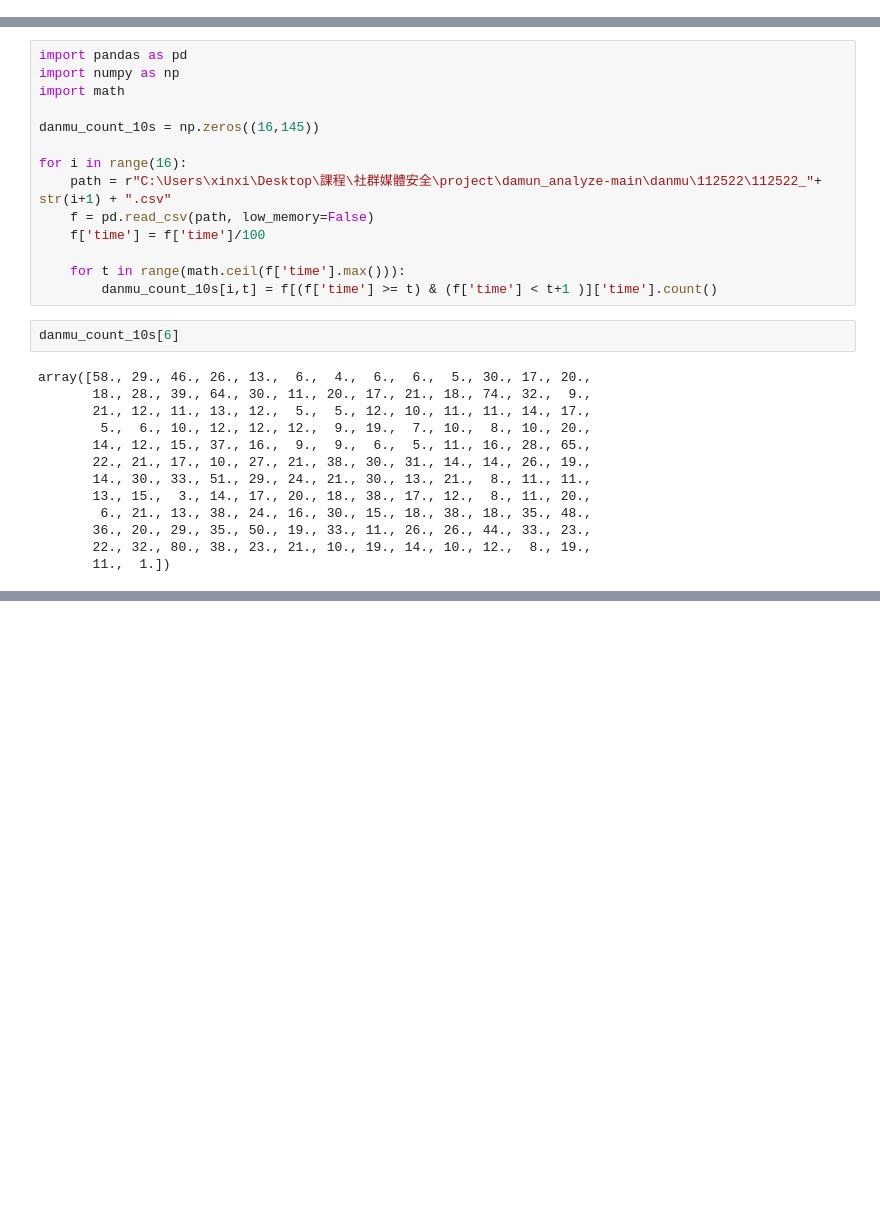
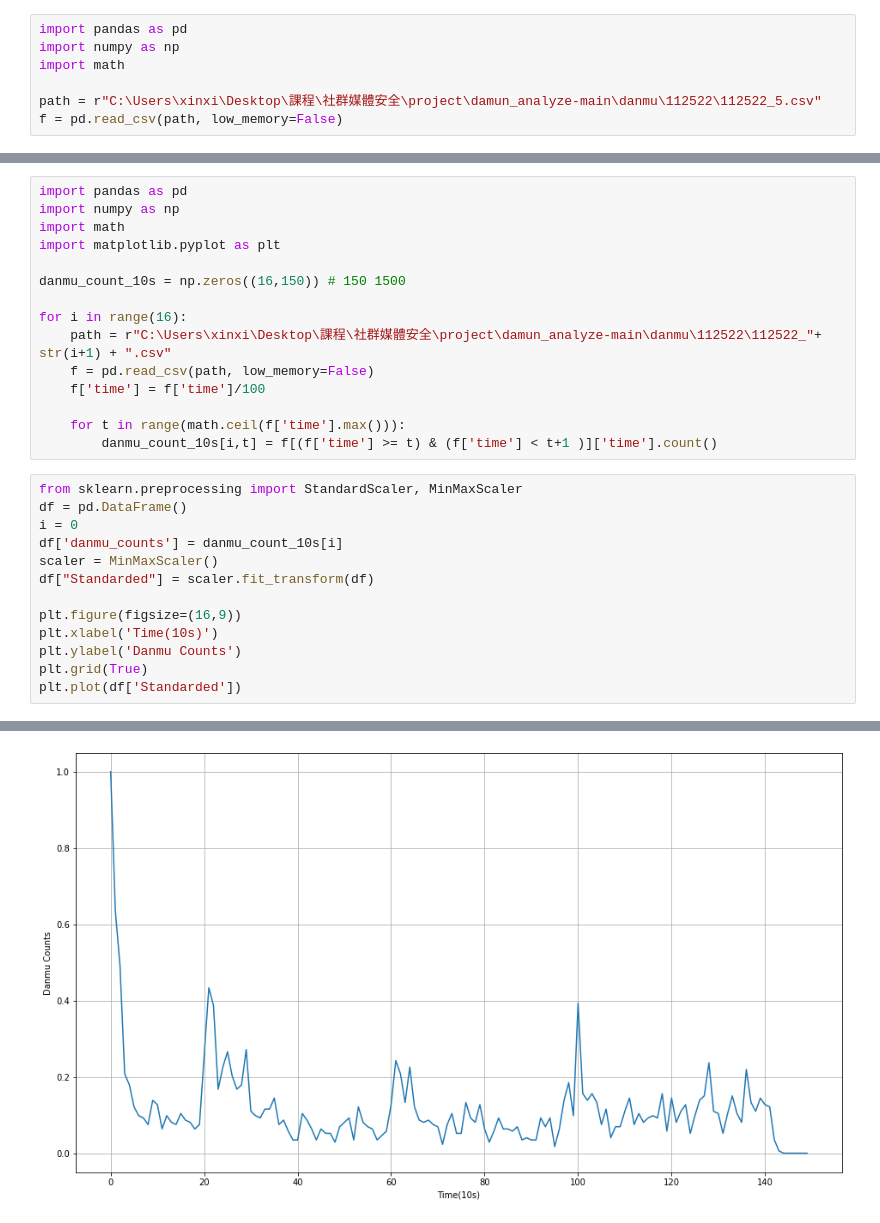
Before and after one commit to YUN1022/ani.gamer_-, a Jupyter notebook: danmu_cal.ipynb, the cells around one changed output, grey strips where cells are left out. Cells and saved outputs as stored; diff of their text form; blank space fills up the shorter version.

```diff
--- a/danmu_cal.ipynb
+++ b/danmu_cal.ipynb
@@ -0,0 +1,7 @@
+# %%
+import pandas as pd
+import numpy as np
+import math
+
+path = r"C:\Users\xinxi\Desktop\課程\社群媒體安全\project\damun_analyze-main\danmu\112522\112522_5.csv"
+f = pd.read_csv(path, low_memory=False)
@@ -2,8 +26,9 @@
 import pandas as pd
 import numpy as np
 import math
+import matplotlib.pyplot as plt
 
-danmu_count_10s = np.zeros((16,145))
+danmu_count_10s = np.zeros((16,150)) # 150 1500
 
 for i in range(16):
     path = r"C:\Users\xinxi\Desktop\課程\社群媒體安全\project\damun_analyze-main\danmu\112522\112522_"+ str(i+1) + ".csv"
@@ -12,18 +37,17 @@ for i in range(16):
 
     for t in range(math.ceil(f['time'].max())):
         danmu_count_10s[i,t] = f[(f['time'] >= t) & (f['time'] < t+1 )]['time'].count()
-# %%
-danmu_count_10s[6]
-# %% [output]
-array([58., 29., 46., 26., 13.,  6.,  4.,  6.,  6.,  5., 30., 17., 20.,
-       18., 28., 39., 64., 30., 11., 20., 17., 21., 18., 74., 32.,  9.,
-       21., 12., 11., 13., 12.,  5.,  5., 12., 10., 11., 11., 14., 17.,
-        5.,  6., 10., 12., 12., 12.,  9., 19.,  7., 10.,  8., 10., 20.,
-       14., 12., 15., 37., 16.,  9.,  9.,  6.,  5., 11., 16., 28., 65.,
-       22., 21., 17., 10., 27., 21., 38., 30., 31., 14., 14., 26., 19.,
-       14., 30., 33., 51., 29., 24., 21., 30., 13., 21.,  8., 11., 11.,
-       13., 15.,  3., 14., 17., 20., 18., 38., 17., 12.,  8., 11., 20.,
-        6., 21., 13., 38., 24., 16., 30., 15., 18., 38., 18., 35., 48.,
-       36., 20., 29., 35., 50., 19., 33., 11., 26., 26., 44., 33., 23.,
-       22., 32., 80., 38., 23., 21., 10., 19., 14., 10., 12.,  8., 19.,
-       11.,  1.])
+# %%
+from sklearn.preprocessing import StandardScaler, MinMaxScaler
+df = pd.DataFrame()
+i = 0
+df['danmu_counts'] = danmu_count_10s[i]
+scaler = MinMaxScaler()
+df["Standarded"] = scaler.fit_transform(df)
+
+plt.figure(figsize=(16,9))
+plt.xlabel('Time(10s)')
+plt.ylabel('Danmu Counts')
+plt.grid(True)
+plt.plot(df['Standarded'])
+# %% [output]
@@ -30 +55,2 @@ array([58., 29., 46., 26., 13.,  6.,  4.,  6.,  6.,  5., 30., 17., 20.,
+[figure, added]
 # %%
```
Also changed, not shown: parts of 11 cells of this notebook.
